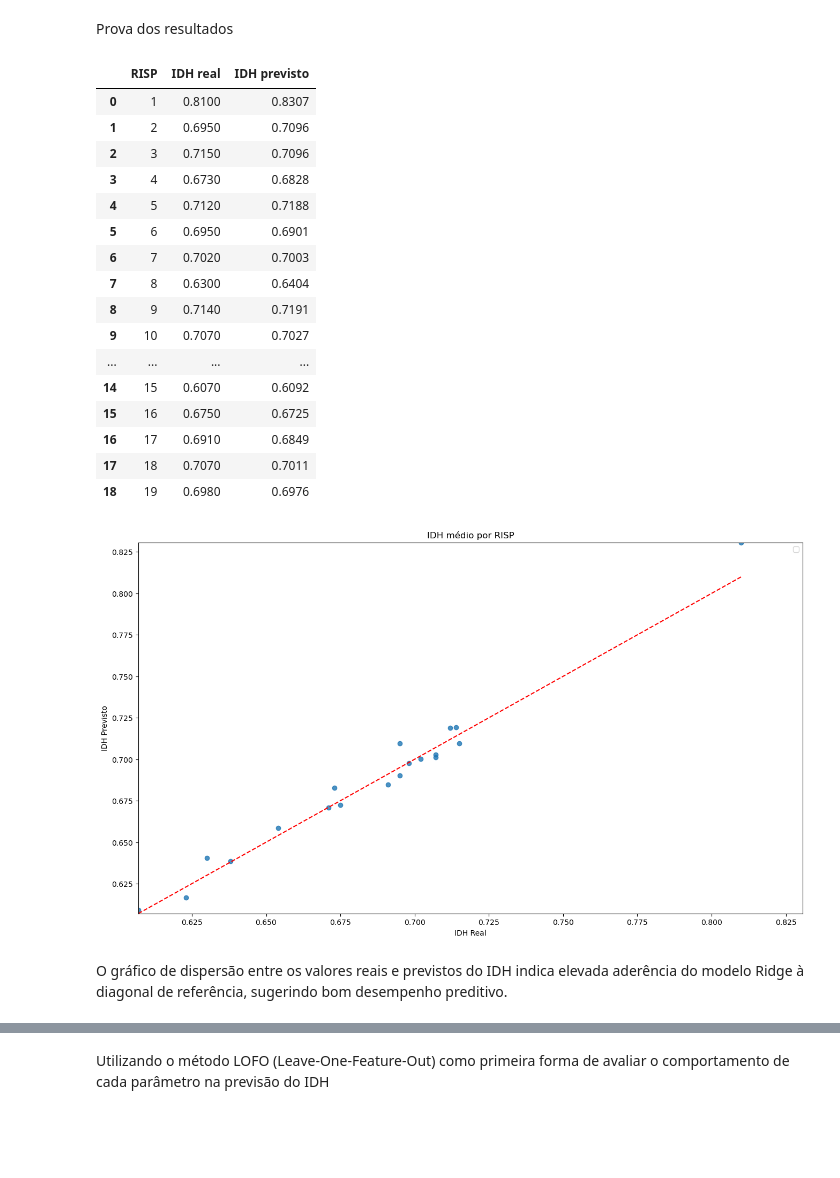
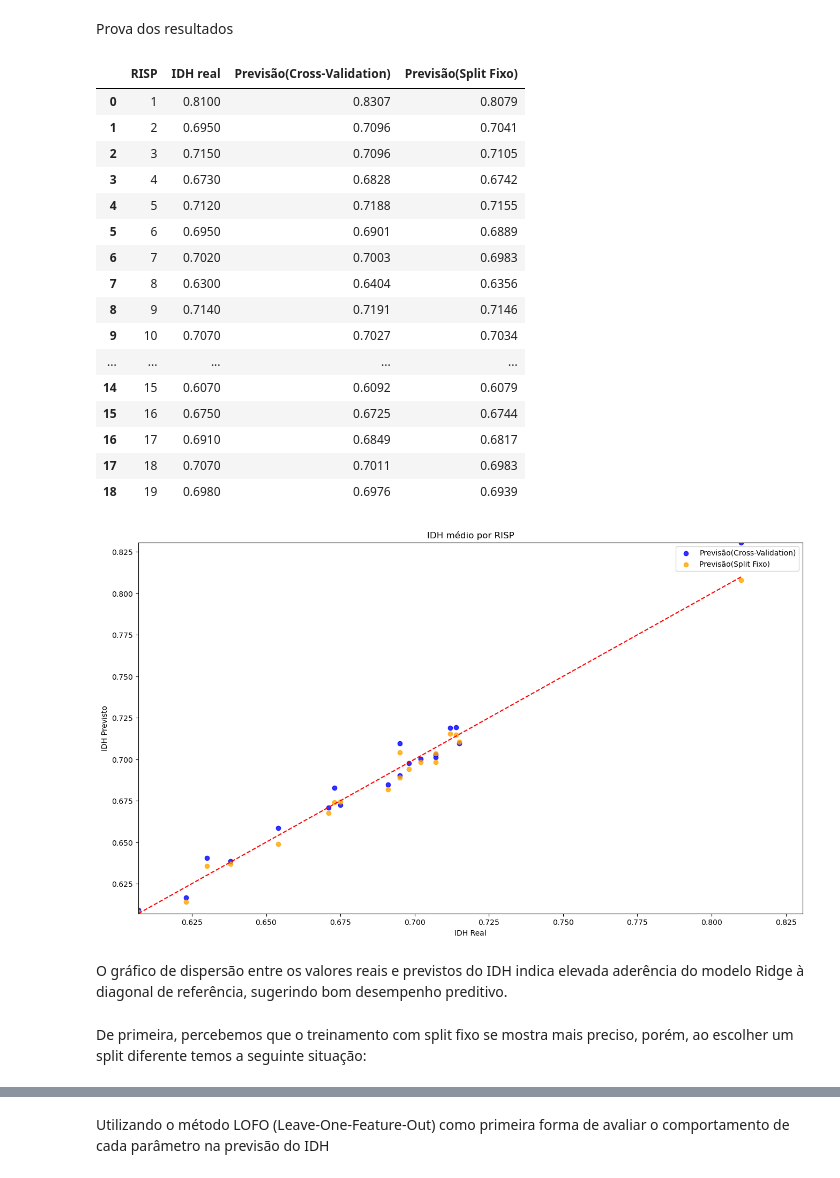
Before and after one commit to jvrezendem/Modelo-Preditivo-Socioecon-mico, a Jupyter notebook: notebooks/modeloPreditivo.ipynb, the cells around one changed output, grey strips where cells are left out. Saved outputs shown, nothing was run; the diff lists cells and outputs as text; code cells hidden in the pictures; blank space fills up the shorter version.

Commit message:
add: hiperparameter model ajust

```diff
--- a/notebooks/modeloPreditivo.ipynb
+++ b/notebooks/modeloPreditivo.ipynb
@@ -234,14 +217,14 @@ Treinando Modelo de Rede Neural
 ns = MLPRegressor(max_iter=5000)
 
 #Treinamento
-ns.fit(XTrain, YTrain)
+ns.fit(X_Train, y_Train)
 
 #Previsão
-pred = ns.predict(XTest)
+pred = ns.predict(X_Test)
 
 #Avaliando Precisão
-cd = r2_score(YTest, pred)
-mae = mean_absolute_error(YTest, pred)
+cd = r2_score(y_Test, pred)
+mae = mean_absolute_error(y_Test, pred)
 
 print(f"Coeficiente de regressão: {cd * 100:.2f}")
 print(f"Erro Absoluto: {mae}")
@@ -254,12 +237,12 @@ Treinando Modelo de Arvore de Decisão
 dt = DecisionTreeRegressor()
 
 #Treinando Modelo
-dt.fit(XTrain, YTrain)
+dt.fit(X_Train, y_Train)
 
-pred = dt.predict(XTest)
+pred = dt.predict(X_Test)
 
-cd = r2_score(YTest, pred)
-mae = mean_absolute_error(YTest, pred)
+cd = r2_score(y_Test, pred)
+mae = mean_absolute_error(y_Test, pred)
 
 print(f"Coeficiente de regressão: {cd * 100:.2f}")
 print(f"Erro Absoluto: {mae}")
@@ -271,12 +254,12 @@ Modelo de Ridge Regressor
 # %%
 rr = Ridge(alpha=1.0)
 
-rr.fit(XTrain, YTrain)
+rr.fit(X_Train, y_Train)
 
-pred = rr.predict(XTest)
+pred = rr.predict(X_Test)
 
-cd = r2_score(YTest, pred)
-mae = mean_absolute_error(YTest, pred)
+cd = r2_score(y_Test, pred)
+mae = mean_absolute_error(y_Test, pred)
 
 print(f"Coeficiente de regressão: {cd * 100:.2f}")
 print(f"Erro Absoluto: {mae}")
@@ -285,0 +271,6 @@ Erro Absoluto: 0.003342639473810305
+# %%
+#Adicionando previsão dos valores
+preditoras_s = scaler.transform(preditoras)
+
+predictRR = rr.predict(preditoras_s)
+predictRR
@@ -436,41 +432,43 @@ Prova dos resultados
 # %%
 
 idhReal = data['idh_medio']
-predict = predictList
 
-proofTable = pd.DataFrame({'RISP': risp, 'IDH real': idhReal, 'IDH previsto':predict})
+proofTable = pd.DataFrame({'RISP': risp, 'IDH real': idhReal, 'Previsão(Cross-Validation)':predictList, 'Previsão(Split Fixo)': predictRR})
 proofTable
 # %% [output]
-|  | RISP | IDH real | IDH previsto |
-| 0 | 1 | 0.8100 | 0.8307 |
-| 1 | 2 | 0.6950 | 0.7096 |
-| 2 | 3 | 0.7150 | 0.7096 |
-| 3 | 4 | 0.6730 | 0.6828 |
-| 4 | 5 | 0.7120 | 0.7188 |
-| 5 | 6 | 0.6950 | 0.6901 |
-| 6 | 7 | 0.7020 | 0.7003 |
-| 7 | 8 | 0.6300 | 0.6404 |
-| 8 | 9 | 0.7140 | 0.7191 |
-| 9 | 10 | 0.7070 | 0.7027 |
-| ... | ... | ... | ... |
-| 14 | 15 | 0.6070 | 0.6092 |
-| 15 | 16 | 0.6750 | 0.6725 |
-| 16 | 17 | 0.6910 | 0.6849 |
-| 17 | 18 | 0.7070 | 0.7011 |
-| 18 | 19 | 0.6980 | 0.6976 |
+|  | RISP | IDH real | Previsão(Cross-Validation) | Previsão(Split Fixo) |
+| 0 | 1 | 0.8100 | 0.8307 | 0.8079 |
+| 1 | 2 | 0.6950 | 0.7096 | 0.7041 |
+| 2 | 3 | 0.7150 | 0.7096 | 0.7105 |
+| 3 | 4 | 0.6730 | 0.6828 | 0.6742 |
+| 4 | 5 | 0.7120 | 0.7188 | 0.7155 |
+| 5 | 6 | 0.6950 | 0.6901 | 0.6889 |
+| 6 | 7 | 0.7020 | 0.7003 | 0.6983 |
+| 7 | 8 | 0.6300 | 0.6404 | 0.6356 |
+| 8 | 9 | 0.7140 | 0.7191 | 0.7146 |
+| 9 | 10 | 0.7070 | 0.7027 | 0.7034 |
+| ... | ... | ... | ... | ... |
+| 14 | 15 | 0.6070 | 0.6092 | 0.6079 |
+| 15 | 16 | 0.6750 | 0.6725 | 0.6744 |
+| 16 | 17 | 0.6910 | 0.6849 | 0.6817 |
+| 17 | 18 | 0.7070 | 0.7011 | 0.6983 |
+| 18 | 19 | 0.6980 | 0.6976 | 0.6939 |
 # %%
 #Gerar Gráfico
 ptl.figure(figsize=(16,9))
-ptl.scatter(target, predictList, alpha=0.8)
+ptl.scatter(target, predictList, alpha=0.8, label = "Previsão(Cross-Validation)", color='blue')
+ptl.scatter(target, predictRR, alpha=0.8, label = "Previsão(Split Fixo)", color='orange')
 ptl.plot([target.min(), target.max()], [target.min(), target.max()], 'r--')
 limit = [min(target.min(), predictList.min()), max(target.max(), predictList.max())]
 ptl.xlim(limit)
 ptl.ylim(limit)
 ptl.title("IDH médio por RISP")
 ptl.xlabel("IDH Real")
 ptl.ylabel("IDH Previsto")
 leg = ptl.legend()
 # %% [output]
-[figure, old version]
+[figure, new version]
-# %% [markdown]
-O gráfico de dispersão entre os valores reais e previstos do IDH indica elevada aderência do modelo Ridge à diagonal de referência, sugerindo bom desempenho preditivo.
+# %% [markdown]
+O gráfico de dispersão entre os valores reais e previstos do IDH indica elevada aderência do modelo Ridge à diagonal de referência, sugerindo bom desempenho preditivo.
+# %% [markdown]
+De primeira, percebemos que o treinamento com split fixo se mostra mais preciso, porém, ao escolher um split diferente temos a seguinte situação:
```
Also changed, not shown: parts of 26 cells of this notebook, 1 other file.
